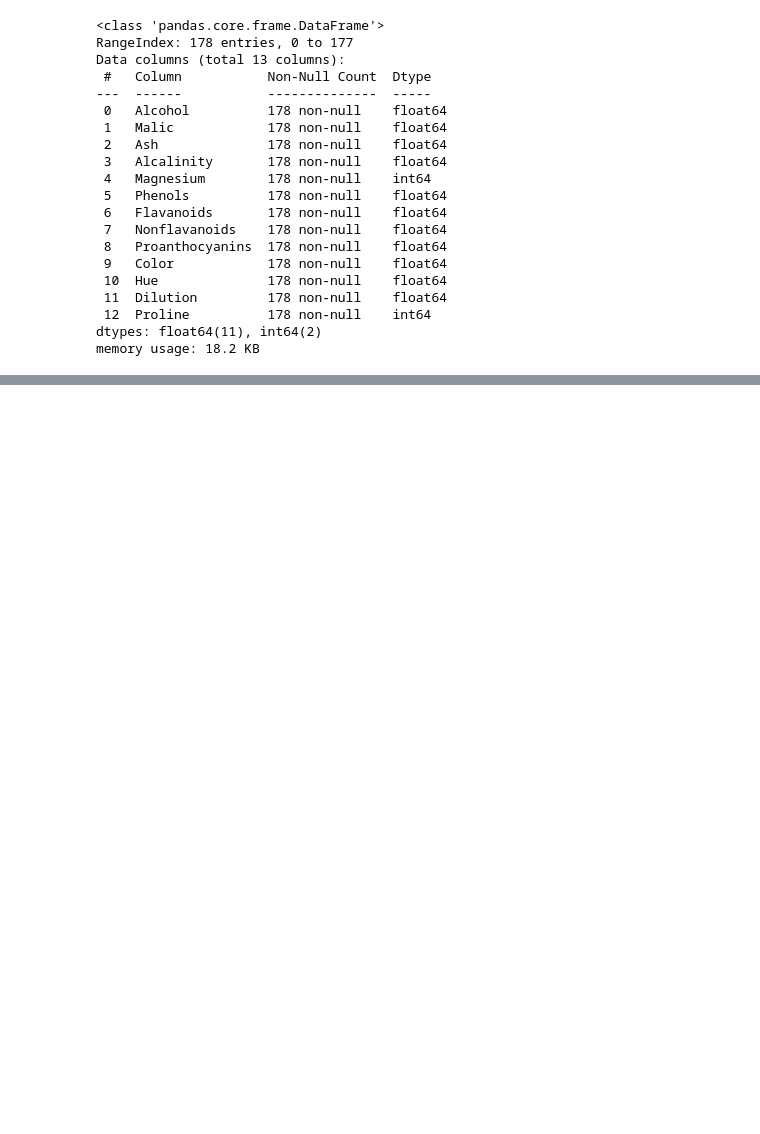
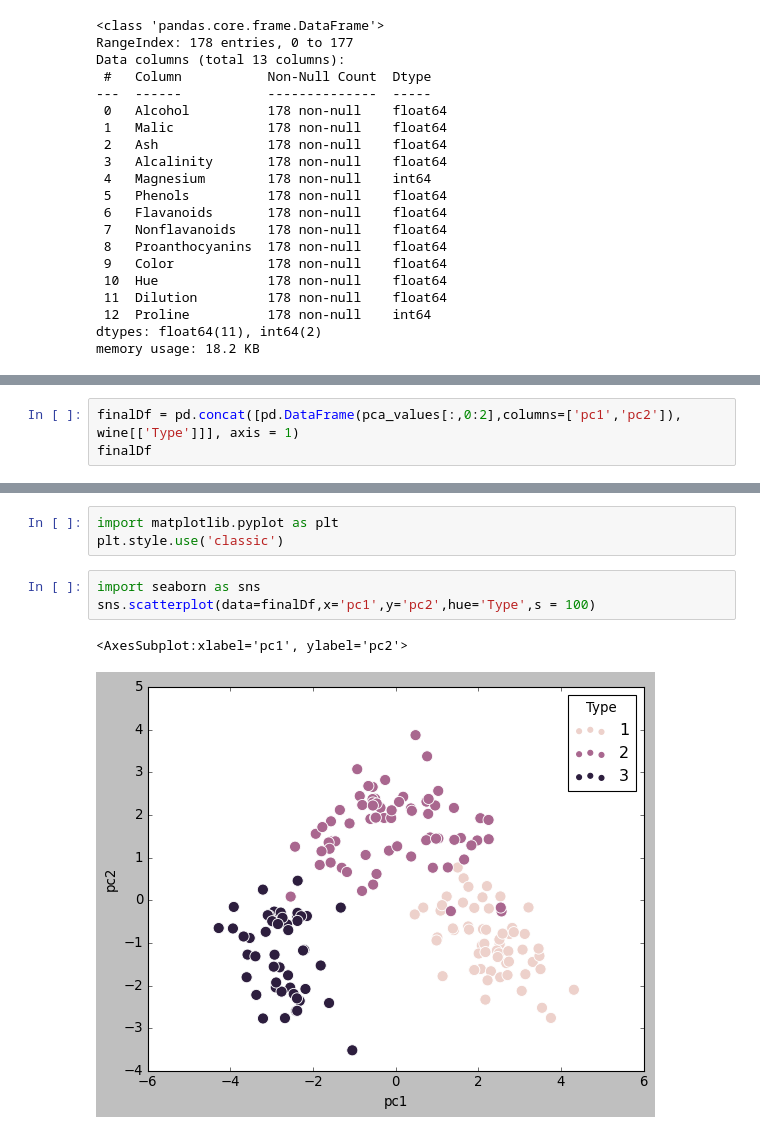
Before and after one commit to pallavibidwe/Assignment-PCA-wine-dataset, a Jupyter notebook: Assignment -PCA.ipynb, the cells around one changed output, grey strips where cells are left out. Cells and saved outputs as stored; diff of their text form; blank space fills up the shorter version.

```diff
--- a/Assignment -PCA.ipynb
+++ b/Assignment -PCA.ipynb
@@ -314,0 +207,3 @@ Name: clusters3id, dtype: int64
+# %%
+finalDf = pd.concat([pd.DataFrame(pca_values[:,0:2],columns=['pc1','pc2']), wine[['Type']]], axis = 1)
+finalDf
@@ -314,0 +224,9 @@ Name: clusters3id, dtype: int64
+# %%
+import matplotlib.pyplot as plt
+plt.style.use('classic')
+# %%
+import seaborn as sns
+sns.scatterplot(data=finalDf,x='pc1',y='pc2',hue='Type',s = 100)
+# %% [output]
+<AxesSubplot:xlabel='pc1', ylabel='pc2'>
+[figure, added]
```
Also changed, not shown: parts of 53 cells of this notebook.
